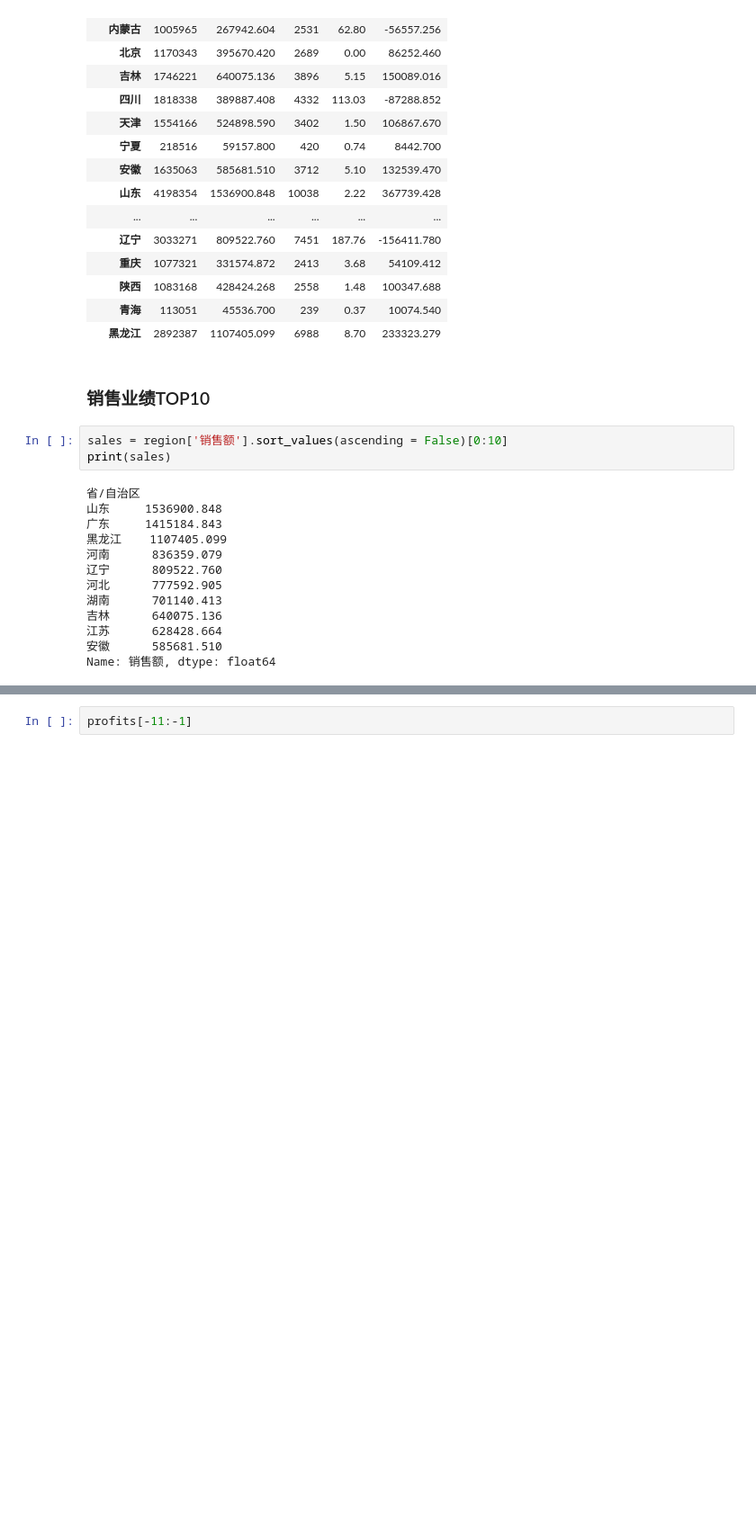
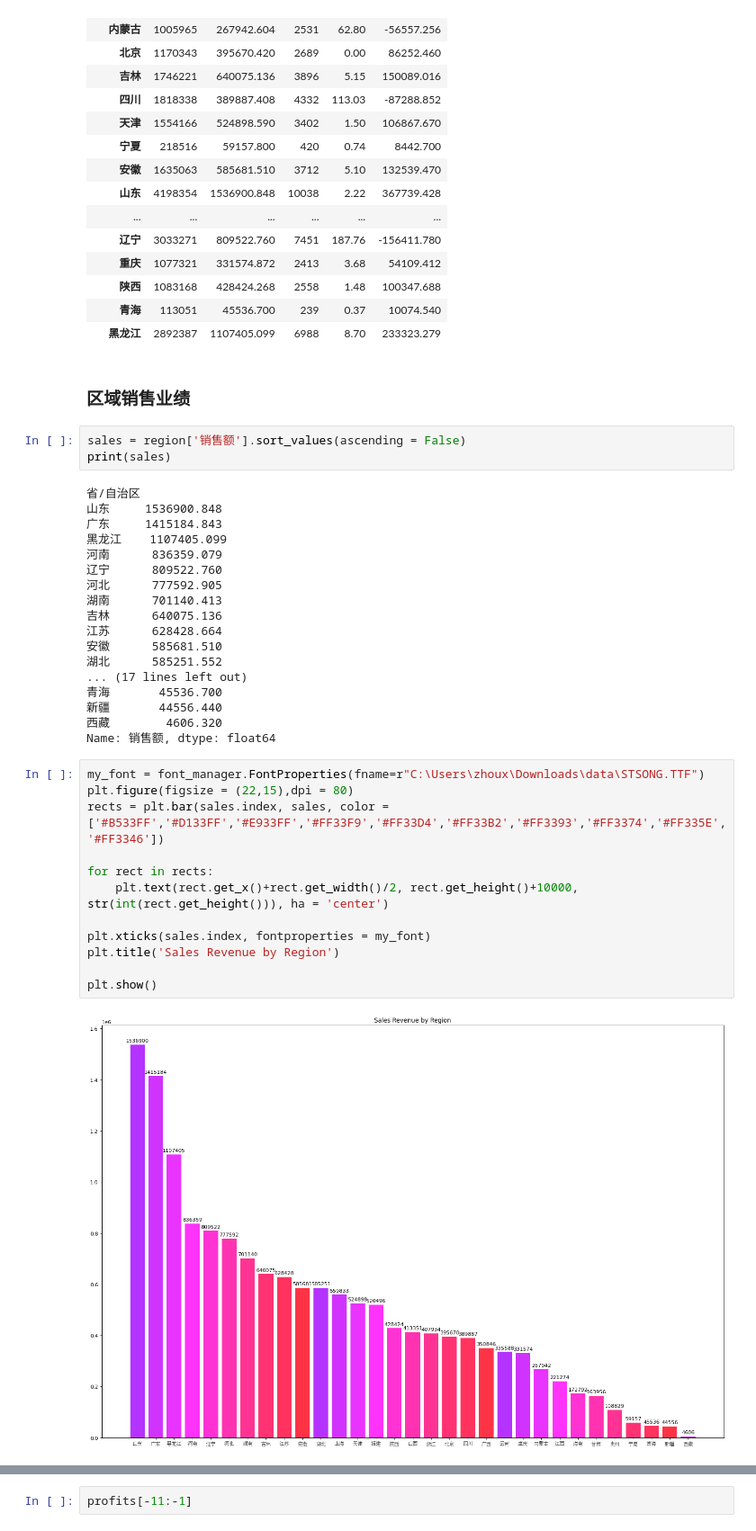
Before and after one commit to xiao-wei-zhou/E-Commerce-Business-Operation-Analysis, a Jupyter notebook: E-commerce Business Operation Analysis.ipynb, the cells around one changed output, grey strips where cells are left out. Shown at 90% size. Drawn from its saved outputs; the diff is of its cells as text; blank space fills up the shorter version.

```diff
--- a/E-commerce Business Operation Analysis.ipynb
+++ b/E-commerce Business Operation Analysis.ipynb
@@ -67,9 +69,9 @@ region
 | 青海 | 113051 | 45536.700 | 239 | 0.37 | 10074.540 |
 | 黑龙江 | 2892387 | 1107405.099 | 6988 | 8.70 | 233323.279 |
 # %% [markdown]
-### 销售业绩TOP10
+### 区域销售业绩
 # %%
-sales = region['销售额'].sort_values(ascending = False)[0:10]
+sales = region['销售额'].sort_values(ascending = False)
 print(sales)
 # %% [output]
 省/自治区
@@ -83,5 +85,24 @@ print(sales)
 吉林      640075.136
 江苏      628428.664
 安徽      585681.510
+湖北      585251.552
+... (17 lines left out)
+青海       45536.700
+新疆       44556.440
+西藏        4606.320
 Name: 销售额, dtype: float64
+# %%
+my_font = font_manager.FontProperties(fname=r"C:\Users\zhoux\Downloads\data\STSONG.TTF")
+plt.figure(figsize = (22,15),dpi = 80)
+rects = plt.bar(sales.index, sales, color = ['#B533FF','#D133FF','#E933FF','#FF33F9','#FF33D4','#FF33B2','#FF3393','#FF3374','#FF335E','#FF3346'])
+
+for rect in rects:
+    plt.text(rect.get_x()+rect.get_width()/2, rect.get_height()+10000, str(int(rect.get_height())), ha = 'center')
+
+plt.xticks(sales.index, fontproperties = my_font)
+plt.title('Sales Revenue by Region')
+
+plt.show()
+# %% [output]
+[figure, added]
 # %% [markdown]
```
Also changed, not shown: parts of 12 cells of this notebook.
